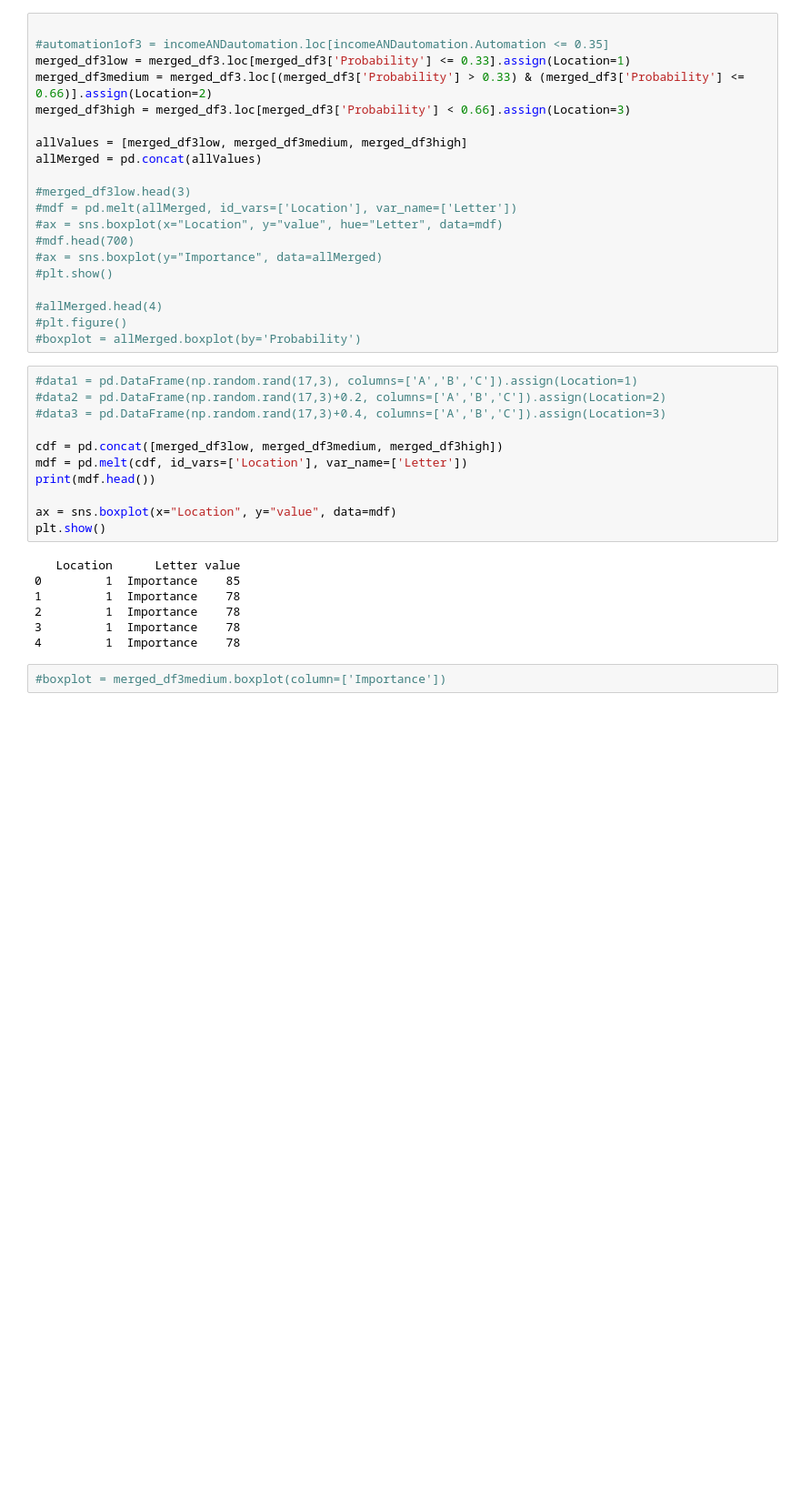
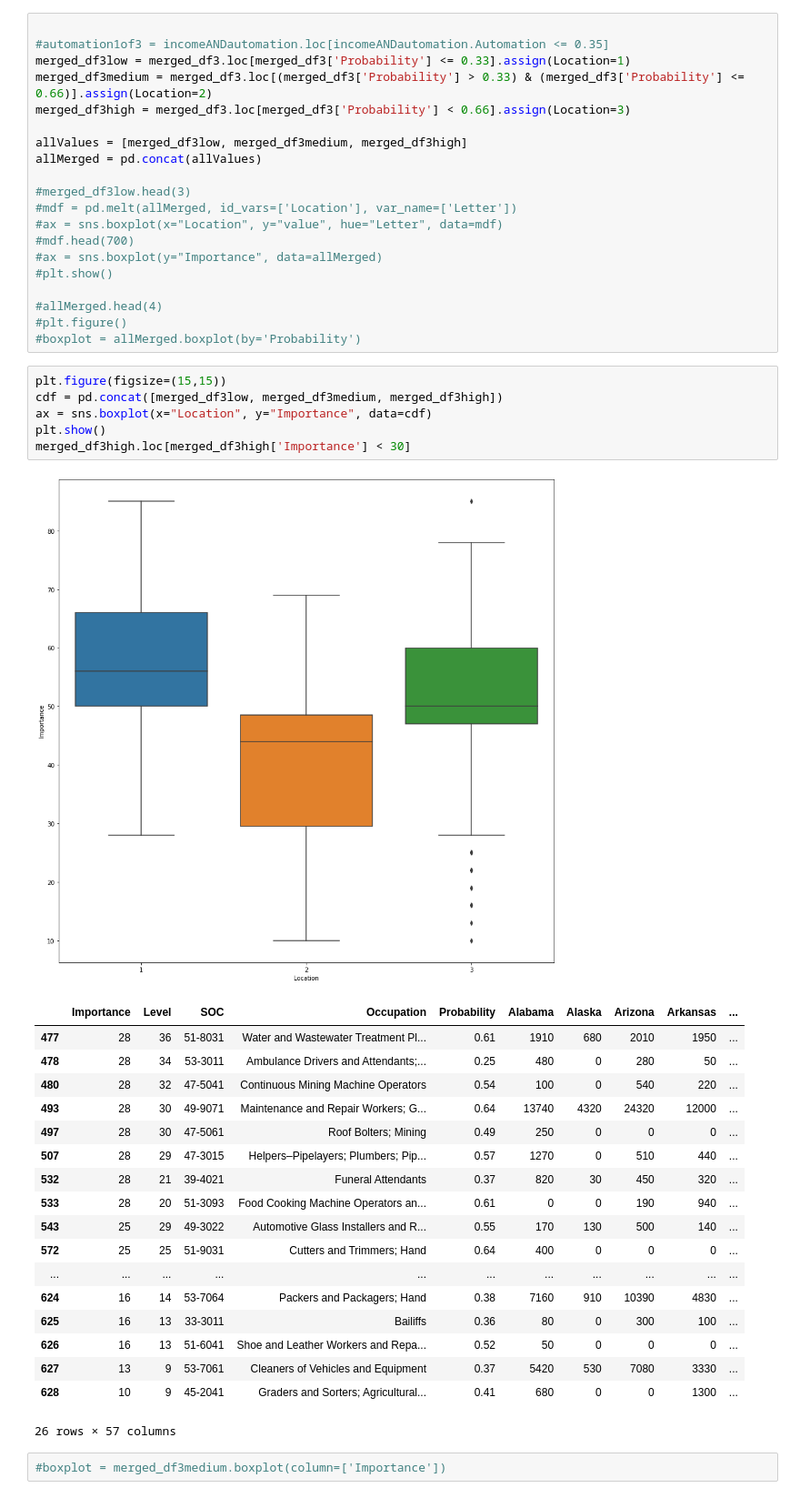
Before and after one commit to COGS108/group11_sp20, a Jupyter notebook: eda/HannahAnalysis.ipynb, the cells around one changed output. Shown at 91% size. Saved outputs shown, nothing was run; the diff lists cells and outputs as text; blank space fills up the shorter version.

Commit message:
functional boxplot code

```diff
--- a/eda/HannahAnalysis.ipynb
+++ b/eda/HannahAnalysis.ipynb
@@ -149,24 +149,32 @@ allMerged = pd.concat(allValues)
 #allMerged.head(4)
 #plt.figure()
 #boxplot = allMerged.boxplot(by='Probability')
-# %%
-#data1 = pd.DataFrame(np.random.rand(17,3), columns=['A','B','C']).assign(Location=1)
-#data2 = pd.DataFrame(np.random.rand(17,3)+0.2, columns=['A','B','C']).assign(Location=2)
-#data3 = pd.DataFrame(np.random.rand(17,3)+0.4, columns=['A','B','C']).assign(Location=3)
-
-cdf = pd.concat([merged_df3low, merged_df3medium, merged_df3high])
-mdf = pd.melt(cdf, id_vars=['Location'], var_name=['Letter'])
-print(mdf.head())
-
-ax = sns.boxplot(x="Location", y="value", data=mdf)
-plt.show()
-# %% [output]
-   Location      Letter value
-0         1  Importance    85
-1         1  Importance    78
-2         1  Importance    78
-3         1  Importance    78
-4         1  Importance    78
+# %%
+plt.figure(figsize=(15,15))
+cdf = pd.concat([merged_df3low, merged_df3medium, merged_df3high])
+ax = sns.boxplot(x="Location", y="Importance", data=cdf)
+plt.show()
+merged_df3high.loc[merged_df3high['Importance'] < 30]
+# %% [output]
+[figure, added]
+|  | Importance | Level | SOC | Occupation | Probability | Alabama | Alaska | Arizona | Arkansas | ... |
+| 477 | 28 | 36 | 51-8031 | Water and Wastewater Treatment Pl... | 0.61 | 1910 | 680 | 2010 | 1950 | ... |
+| 478 | 28 | 34 | 53-3011 | Ambulance Drivers and Attendants;... | 0.25 | 480 | 0 | 280 | 50 | ... |
+| 480 | 28 | 32 | 47-5041 | Continuous Mining Machine Operators | 0.54 | 100 | 0 | 540 | 220 | ... |
+| 493 | 28 | 30 | 49-9071 | Maintenance and Repair Workers; G... | 0.64 | 13740 | 4320 | 24320 | 12000 | ... |
+| 497 | 28 | 30 | 47-5061 | Roof Bolters; Mining | 0.49 | 250 | 0 | 0 | 0 | ... |
+| 507 | 28 | 29 | 47-3015 | Helpers–Pipelayers; Plumbers; Pip... | 0.57 | 1270 | 0 | 510 | 440 | ... |
+| 532 | 28 | 21 | 39-4021 | Funeral Attendants | 0.37 | 820 | 30 | 450 | 320 | ... |
+| 533 | 28 | 20 | 51-3093 | Food Cooking Machine Operators an... | 0.61 | 0 | 0 | 190 | 940 | ... |
+| 543 | 25 | 29 | 49-3022 | Automotive Glass Installers and R... | 0.55 | 170 | 130 | 500 | 140 | ... |
+| 572 | 25 | 25 | 51-9031 | Cutters and Trimmers; Hand | 0.64 | 400 | 0 | 0 | 0 | ... |
+| ... | ... | ... | ... | ... | ... | ... | ... | ... | ... | ... |
+| 624 | 16 | 14 | 53-7064 | Packers and Packagers; Hand | 0.38 | 7160 | 910 | 10390 | 4830 | ... |
+| 625 | 16 | 13 | 33-3011 | Bailiffs | 0.36 | 80 | 0 | 300 | 100 | ... |
+| 626 | 16 | 13 | 51-6041 | Shoe and Leather Workers and Repa... | 0.52 | 50 | 0 | 0 | 0 | ... |
+| 627 | 13 | 9 | 53-7061 | Cleaners of Vehicles and Equipment | 0.37 | 5420 | 530 | 7080 | 3330 | ... |
+| 628 | 10 | 9 | 45-2041 | Graders and Sorters; Agricultural... | 0.41 | 680 | 0 | 0 | 1300 | ... |
+26 rows × 57 columns
 # %%
 #boxplot = merged_df3medium.boxplot(column=['Importance'])
 # %%
```
